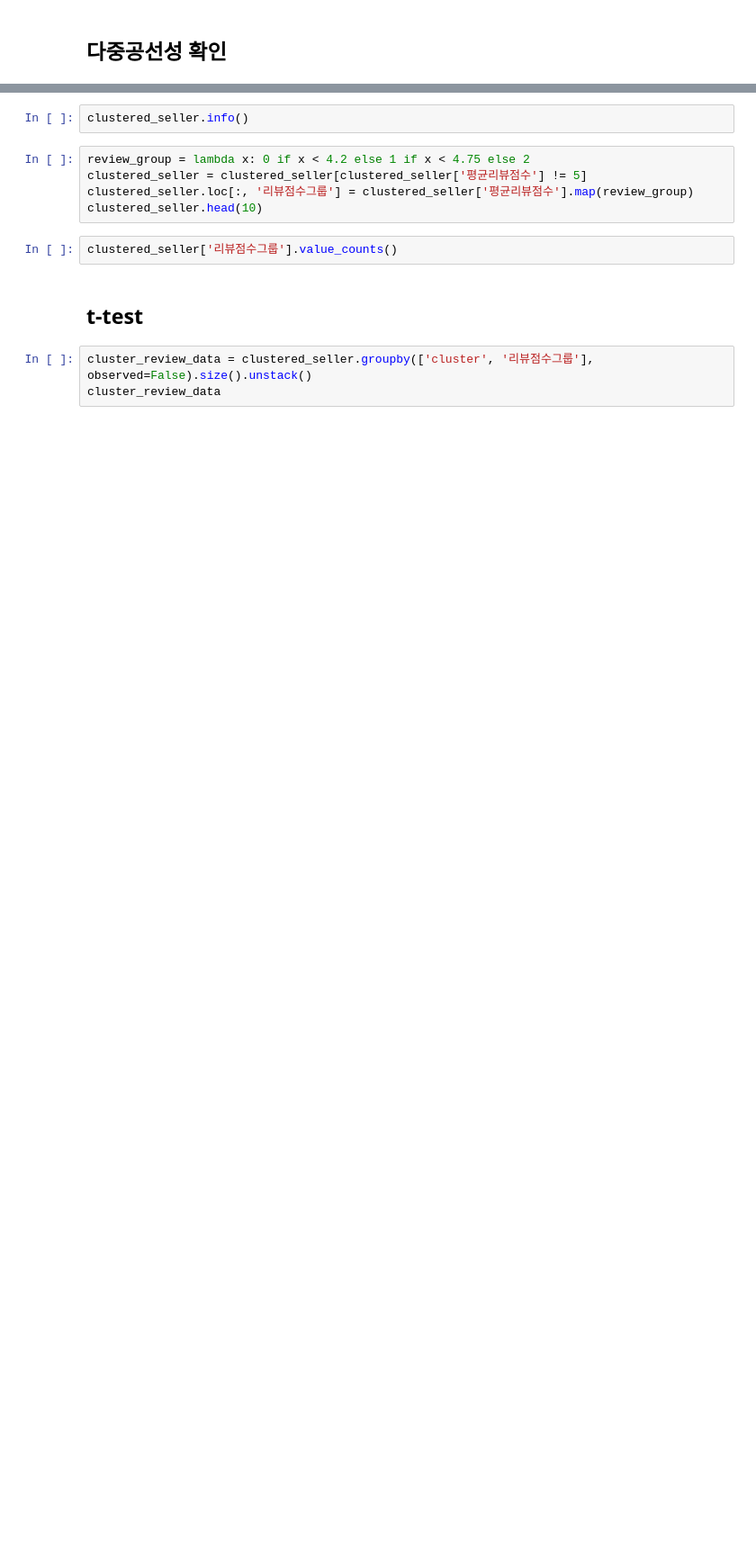
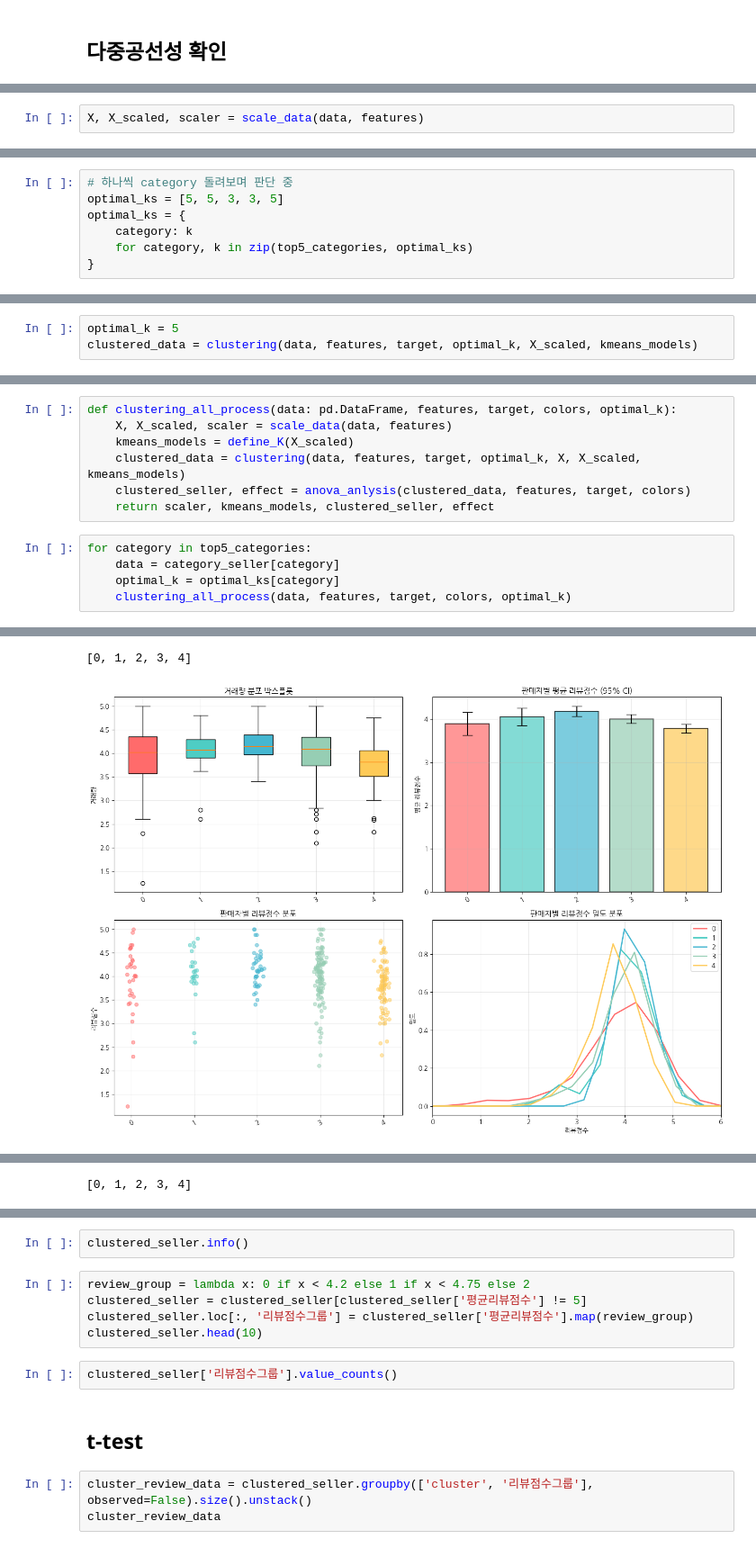
Before and after one commit to Olist-Data-Analysis/Project2, a Jupyter notebook: notebooks/seller_clustering.ipynb, the cells around one changed output, grey strips where cells are left out. Shown at 90% size. Cells and saved outputs as stored; diff of their text form; blank space fills up the shorter version.

```diff
--- a/notebooks/seller_clustering.ipynb
+++ b/notebooks/seller_clustering.ipynb
@@ -279,0 +344,2 @@ print(vif_df)
+# %%
+X, X_scaled, scaler = scale_data(data, features)
@@ -694,0 +433,7 @@ X does not have valid feature names, but StandardScaler was fitted with feature
+# %%
+# 하나씩 category 돌려보며 판단 중
+optimal_ks = [5, 5, 3, 3, 5]
+optimal_ks = {
+    category: k
+    for category, k in zip(top5_categories, optimal_ks)
+}
@@ -694,0 +572,3 @@ X does not have valid feature names, but StandardScaler was fitted with feature
+# %%
+optimal_k = 5
+clustered_data = clustering(data, features, target, optimal_k, X_scaled, kmeans_models)
@@ -830,0 +742,13 @@ H₁: 적어도 한 판매자의 평균리뷰점수 다르다
+# %%
+def clustering_all_process(data: pd.DataFrame, features, target, colors, optimal_k):
+    X, X_scaled, scaler = scale_data(data, features)
+    kmeans_models = define_K(X_scaled)
+    clustered_data = clustering(data, features, target, optimal_k, X, X_scaled, kmeans_models)
+    clustered_seller, effect = anova_anlysis(clustered_data, features, target, colors)
+    return scaler, kmeans_models, clustered_seller, effect
+# %%
+for category in top5_categories:
+    data = category_seller[category]
+    optimal_k = optimal_ks[category]
+    clustering_all_process(data, features, target, colors, optimal_k)
+# %% [output]
@@ -830,0 +779,2 @@ H₁: 적어도 한 판매자의 평균리뷰점수 다르다
+[0, 1, 2, 3, 4]
+[figure, added]
@@ -830,0 +805 @@ H₁: 적어도 한 판매자의 평균리뷰점수 다르다
+[0, 1, 2, 3, 4]
```
Also changed, not shown: parts of 38 cells of this notebook.
